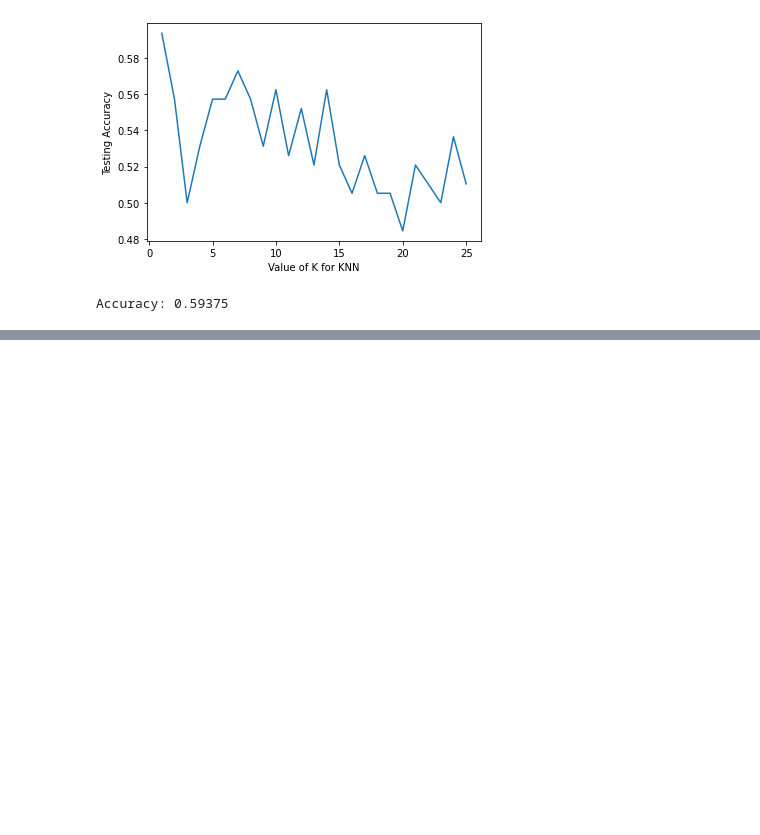
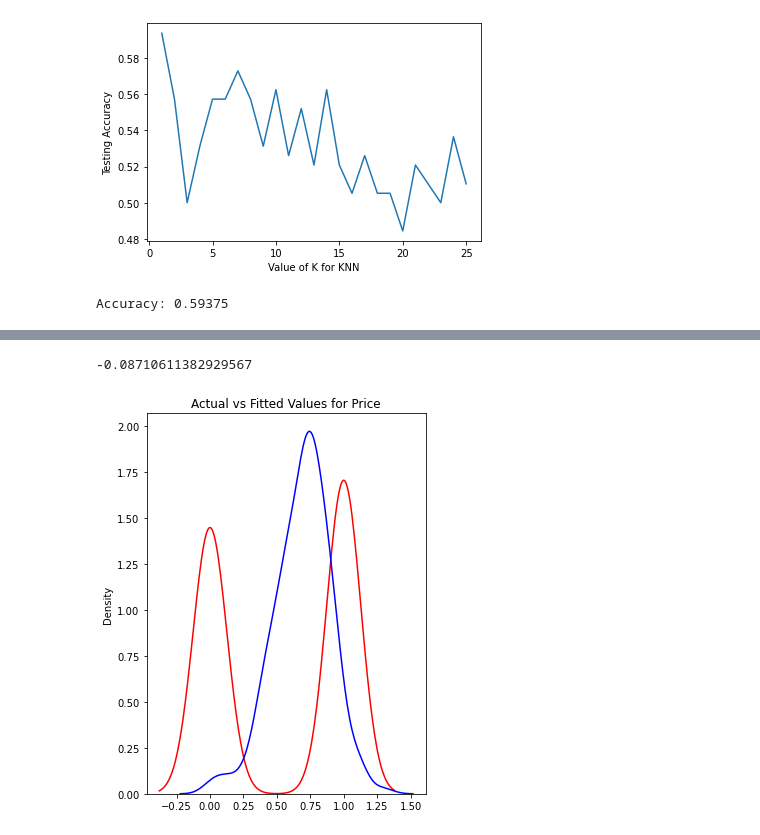
Before and after one commit to dplem/Cryptocurrency-Market-Forecasting, a Jupyter notebook: Notebooks/4_Modeling.ipynb, the cells around one changed output, grey strips where cells are left out. Drawn from its saved outputs; the diff is of its cells as text; code cells hidden in the pictures; blank space fills up the shorter version.

```diff
--- a/Notebooks/4_Modeling.ipynb
+++ b/Notebooks/4_Modeling.ipynb
@@ -147,0 +153,7 @@ Accuracy: 0.59375
+# %%
+# Create object SVR
+svr = SVR(kernel = 'linear',C = 1000)
+# %%
+svr.fit(X_train,y_train)
+y_test_pred = svr.predict(X_test)
+y_train_pred = svr.predict(X_train)
@@ -147,0 +180,16 @@ Accuracy: 0.59375
+# %%
+# Check Performance
+from sklearn.metrics import r2_score
+r2_score(y_train,y_train_pred)
+# %% [output]
+-0.08710611382929567
+# %%
+import seaborn as sns
+plt.figure(figsize=(5, 7))
+ax = sns.distplot(y, hist=False, color="r", label="Actual Value")
+sns.distplot(y_test_pred, hist=False, color="b", label="Fitted Values" , ax=ax)
+plt.title('Actual vs Fitted Values for Price')
+plt.show()
+plt.close()
+# %% [output]
+[figure, added]
```
Also changed, not shown: parts of 16 cells of this notebook.
